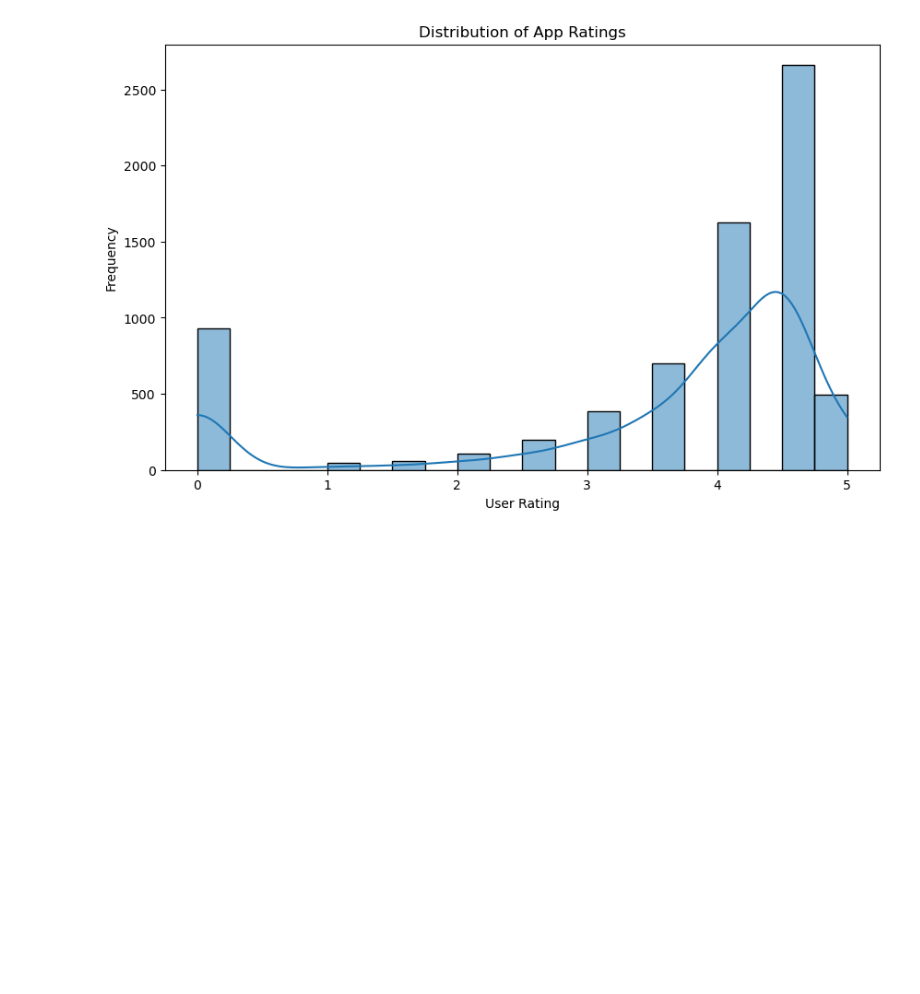
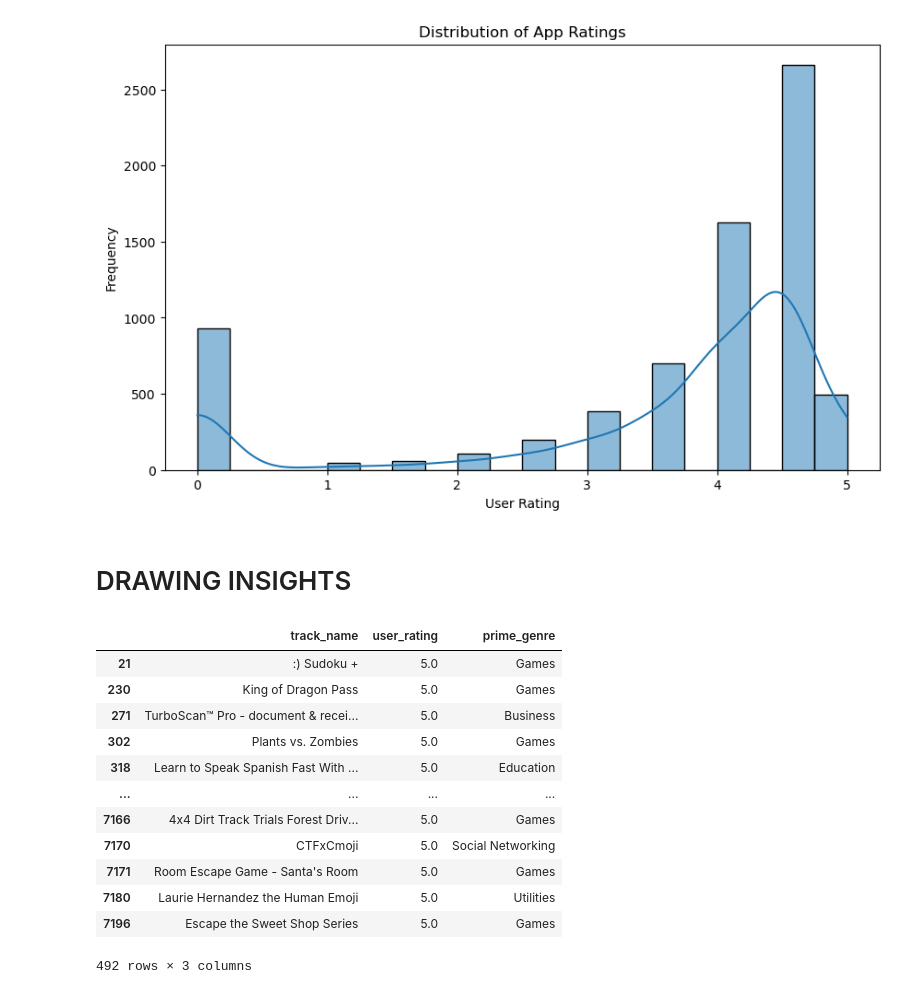
Before and after one commit to kshitij-jain-github/Analyzing-App-Store-Data, a Jupyter notebook: test.ipynb, the cells around one changed output. Cells and saved outputs as stored; diff of their text form; code cells hidden in the pictures; blank space fills up the shorter version.

```diff
--- a/test.ipynb
+++ b/test.ipynb
@@ -113,3 +113,23 @@ plt.ylabel('Frequency')
 plt.show()
 # %% [output]
 [figure]
+# %% [markdown]
+# DRAWING INSIGHTS
+# %%
+# Apps with the highest user ratings
+top_rated_apps = df[df['user_rating'] == df['user_rating'].max()]
+top_rated_apps[['track_name', 'user_rating', 'prime_genre']]
+# %% [output]
+|  | track_name | user_rating | prime_genre |
+| 21 | :) Sudoku + | 5.0 | Games |
+| 230 | King of Dragon Pass | 5.0 | Games |
+| 271 | TurboScan™ Pro - document & recei... | 5.0 | Business |
+| 302 | Plants vs. Zombies | 5.0 | Games |
+| 318 | Learn to Speak Spanish Fast With ... | 5.0 | Education |
+| ... | ... | ... | ... |
+| 7166 | 4x4 Dirt Track Trials Forest Driv... | 5.0 | Games |
+| 7170 | CTFxCmoji | 5.0 | Social Networking |
+| 7171 | Room Escape Game - Santa's Room | 5.0 | Games |
+| 7180 | Laurie Hernandez the Human Emoji | 5.0 | Utilities |
+| 7196 | Escape the Sweet Shop Series | 5.0 | Games |
+492 rows × 3 columns
```
Also changed, not shown: parts of 1 cell of this notebook.
